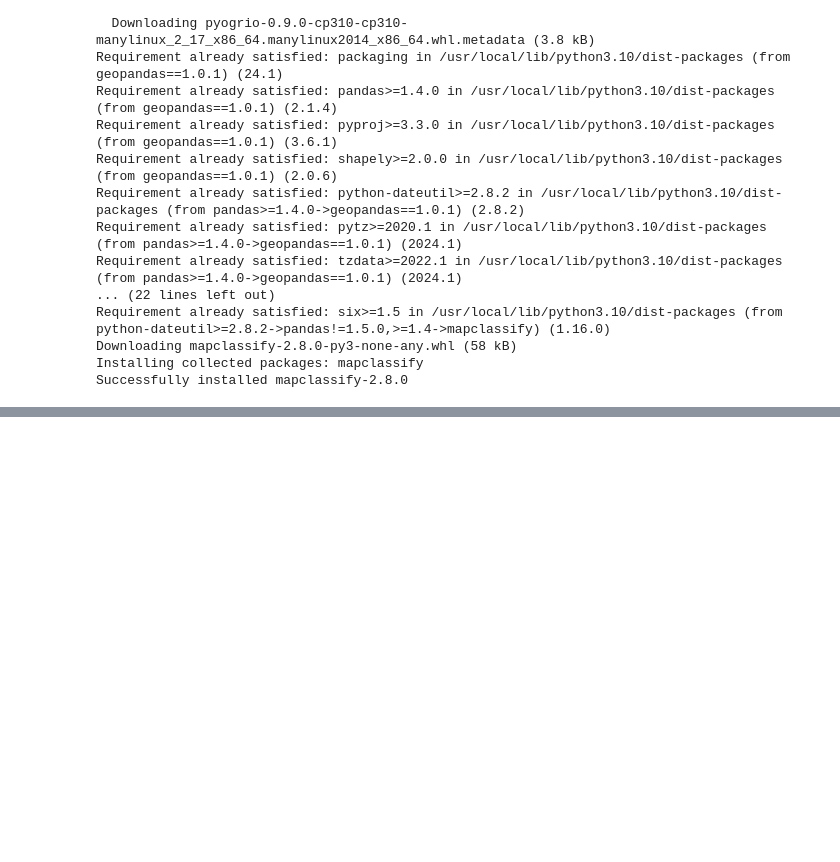
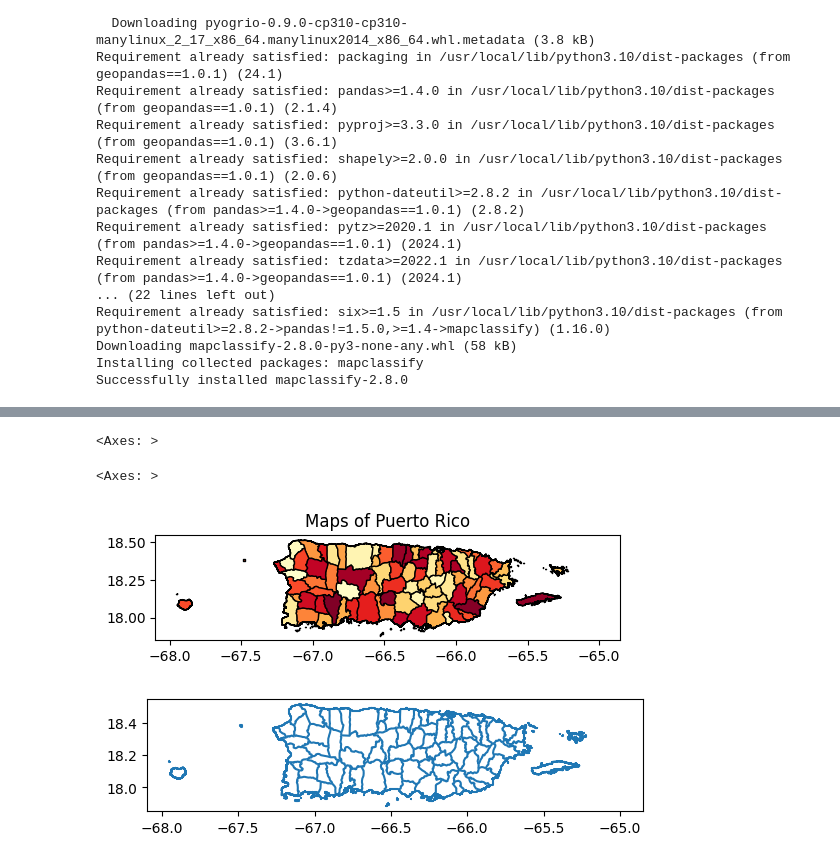
Before and after one commit to Venettov/Riveraruiz_GIS, a Jupyter notebook: PS0_Test.ipynb, the cells around one changed output, grey strips where cells are left out. Saved outputs shown, nothing was run; the diff lists cells and outputs as text; code cells hidden in the pictures; blank space fills up the shorter version.

```diff
--- a/PS0_Test.ipynb
+++ b/PS0_Test.ipynb
@@ -42,10 +42,11 @@ data_table.enable_dataframe_formatter() #this enables spreadsheet view upon call
 
 # The shapefile informatition was downloaded from: https://data.humdata.org/dataset/cod-ab-pri?
 # I could donwload the zile file directly from the source and get the same result (line below)
-#! wget -q -O pr-counties.zip https://data.humdata.org/dataset/e71a08a7-8529-4964-9ad7-7319e6ec05f8/resource/d3b8f932-16cf-4ecb-89b8-c2611922fcb4/download/pri_adm_2019_shp.zip
+! wget -q -O pr-counties.zip https://data.humdata.org/dataset/e71a08a7-8529-4964-9ad7-7319e6ec05f8/resource/d3b8f932-16cf-4ecb-89b8-c2611922fcb4/download/pri_adm_2019_shp.zip
 
 # I saved the file on Google Drive and created the link below:
-! wget -q -O pr-counties.zip https://drive.google.com/uc?id=14I-sv4Q-3oCtdNXerqPGJZ9QkG37b48C&export=download
+#! wget -q -O pr-counties.zip https://drive.google.com/uc?id=14I-sv4Q-3oCtdNXerqPGJZ9QkG37b48C&export=download
 
 zip_ref = zipfile.ZipFile('pr-counties.zip', 'r'); zip_ref.extractall(); zip_ref.close() #just unzipping
 prC0=gpd.read_file('pri_admbnda_adm1_2019.shp') #load the shapefile with gpd as prC
+prC1=gpd.read_file('pri_admbndl_ALL_2019.shp') #load the shapefile with gpd as prC
@@ -75,0 +53,14 @@ dtype: object
+# %%
+#prC0.plot()
+fig, ax = plt.subplots(1, figsize=(6,10))
+prC0.plot(ax=ax,legend=False,cmap='YlOrRd',k=5,
+         edgecolor='black',linewidth=1) #
+
+ax.title.set_text("Maps of Puerto Rico")
+
+prC1.plot()
+# %% [output]
+<Axes: >
+<Axes: >
+[figure, added]
+[figure, added]
```
Also changed, not shown: parts of 4 cells of this notebook.
